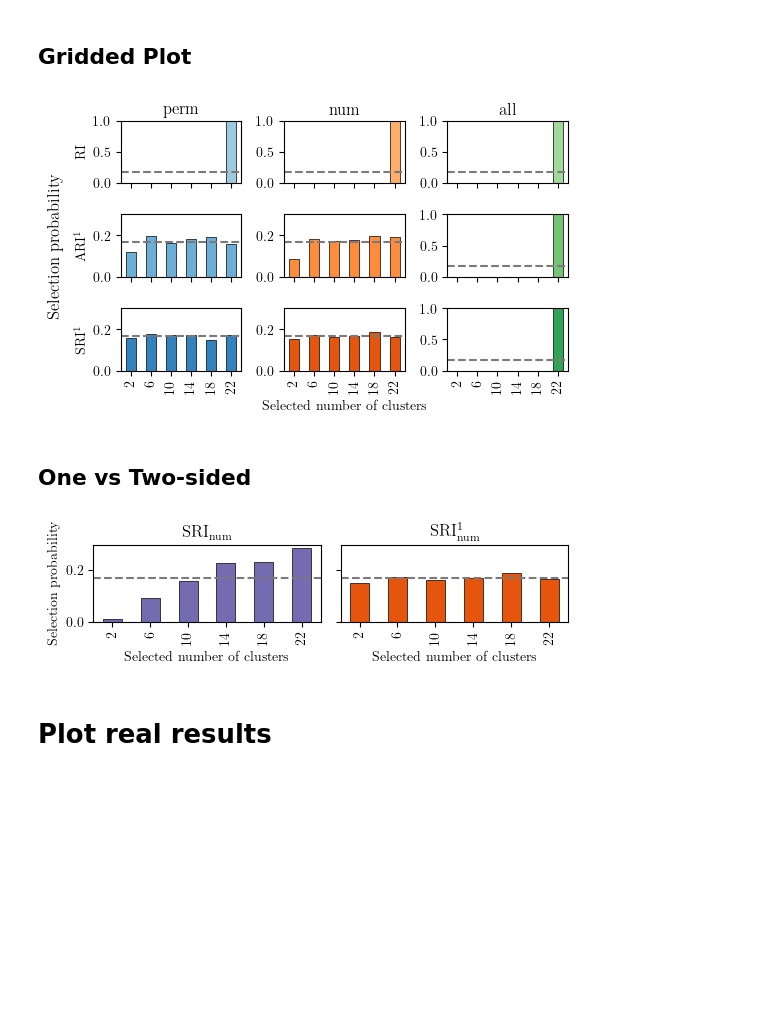
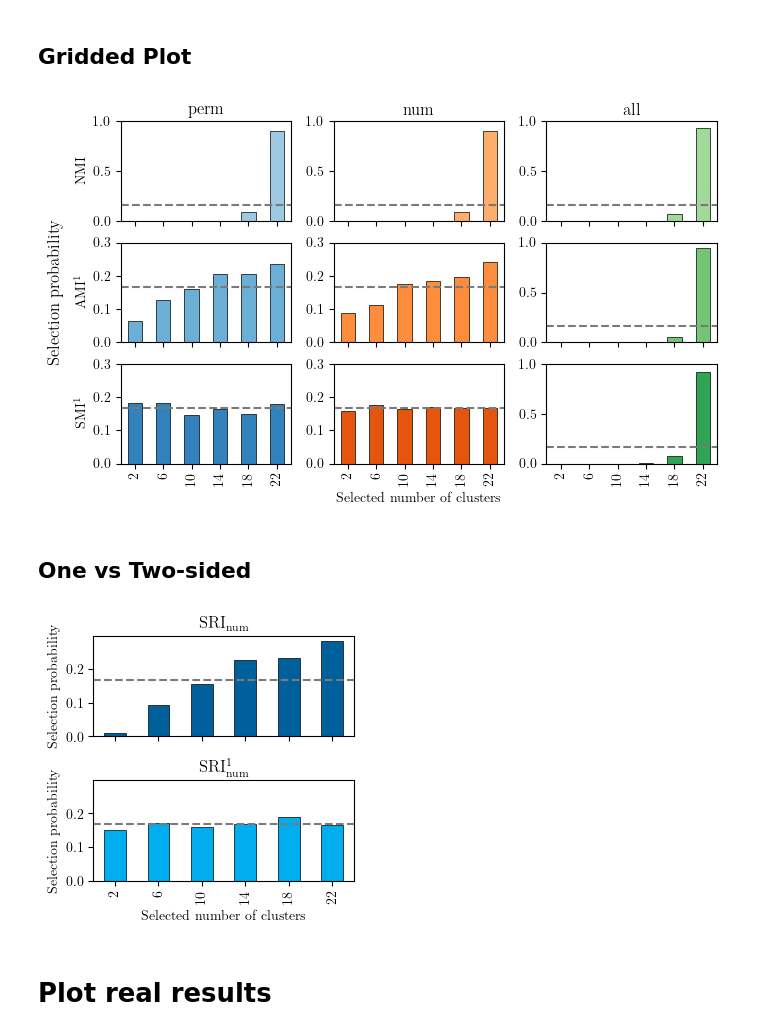
Before and after one commit to mad-lab-fau/standardized-clustering-comparison, a Jupyter notebook: plot_results.ipynb, the cells around one changed output. Saved outputs shown, nothing was run; the diff lists cells and outputs as text; code cells hidden in the pictures; blank space fills up the shorter version.

Commit message:
Adjusted plots for IEEE Access

```diff
--- a/plot_results.ipynb
+++ b/plot_results.ipynb
@@ -7,14 +7,15 @@ from scipy.cluster.hierarchy import linkage, leaves_list
 from scipy.spatial.distance import squareform
 from matplotlib import colors
 # %%
-# NeurIPS
-textwidth = 5.5
+# IEEE Access
+textwidth = 6.9907
+columnwidth = 3.35852
 
 figsizes = {
     "full_width_golden_ratio": (textwidth, textwidth / 1.618),
     "full_width_small": (textwidth, textwidth / 2 / 1.618),
-    "half_width_golden_ratio": (textwidth / 2, textwidth / 2 / 1.618),
-    "half_width_square": (textwidth / 2, textwidth / 2),
+    "half_width_golden_ratio": (columnwidth, columnwidth / 1.618),
+    "half_width_square": (columnwidth, columnwidth),
 }
 
 # Define font for Latex PDF
@@ -22,7 +23,8 @@ plt.rcParams.update(
     {
         "text.usetex": True,
         "text.latex.preamble": r"\usepackage{amsmath}",
-        "font.family": "ptmr8t",
+        "font.family": "t1-times",
+        "font.size": 10.0,
     }
 )
 # %% [markdown]
@@ -78,7 +80,7 @@ data = df.groupby(["metric_name", "k_compare"]
 # %% [markdown]
 ## Gridded Plot
 # %%
-method_family = "RI"
+method_family = "MI"
 one_sided = True
 # %%
 # Plot a grid of bar plots
@@ -148,32 +150,37 @@ fig.tight_layout(h_pad=-0.75)
 suffix = "_one_sided" if one_sided else ""
 fig.savefig(f"./results/synthetic_{method_family}{suffix}.pdf")
 # %% [output]
-[figure, old version]
+[figure, new version]
 # %% [markdown]
 ## One vs Two-sided
 # %%
 fig, axes = plt.subplots(
-    1, 2, figsize=figsizes["full_width_small"], sharey=True)
+    2, 1, figsize=figsizes["half_width_square"], sharey=True, sharex=True)
 
-tab20c = plt.get_cmap("tab20c")
 
-for ax, color, metric_name in zip(axes, [tab20c.colors[12], tab20c.colors[4]], [r"SRI$_\text{num}$", r"SRI$_\text{num}^1$"]):
+# Color #00609c
+color_1 = "#00609c"
+
+# Color #00aeef
+color_2 = "#00aeef"
+
+for ax, color, metric_name in zip(axes, [color_1, color_2], [r"SRI$_\text{num}$", r"SRI$_\text{num}^1$"]):
     probabilities = data.loc[metric_name]
     probabilities.plot.bar(
         ax=ax,
         title=metric_name,
         color=color,
         edgecolor="black",
         linewidth=0.5,
     )
     ax.axhline(1 / len(probabilities), color="#7a7a7a", linestyle="dashed")
     ax.set_ylabel("Selection probability")
     ax.set_xlabel("Selected number of clusters")
 
 fig.tight_layout()
 fig.savefig("results/synthetic_one_vs_two_sided.pdf")
 # %% [output]
-[figure, old version]
+[figure, new version]
 # %% [markdown]
 # Plot real results
 # %%
```
Also changed, not shown: parts of 6 cells of this notebook.
